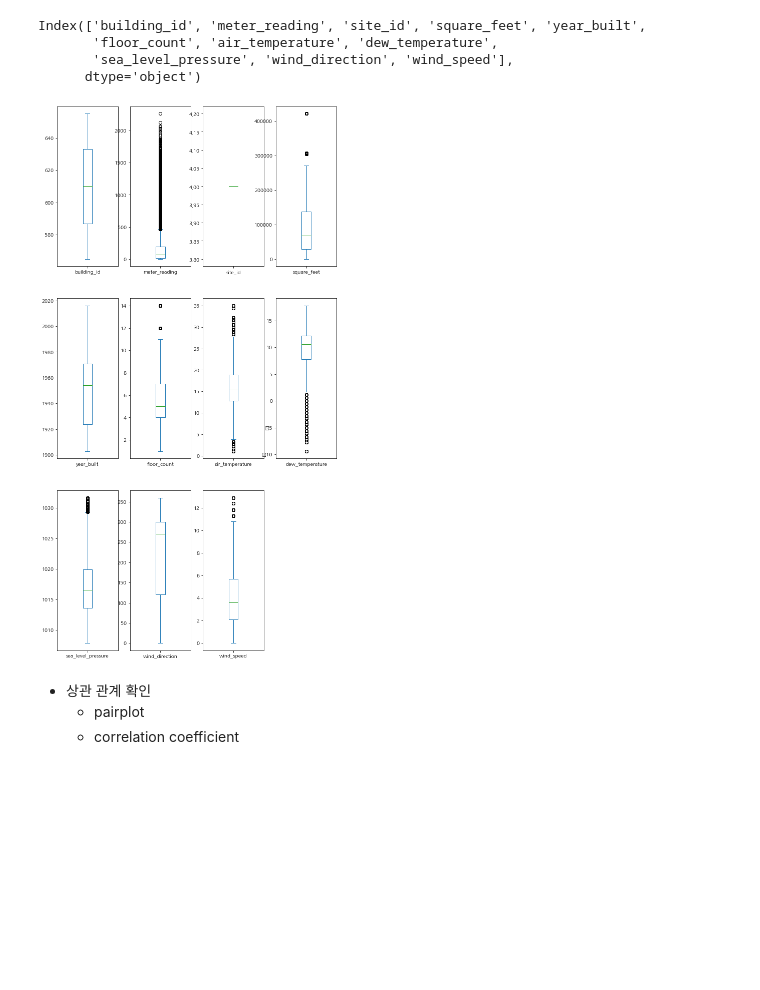
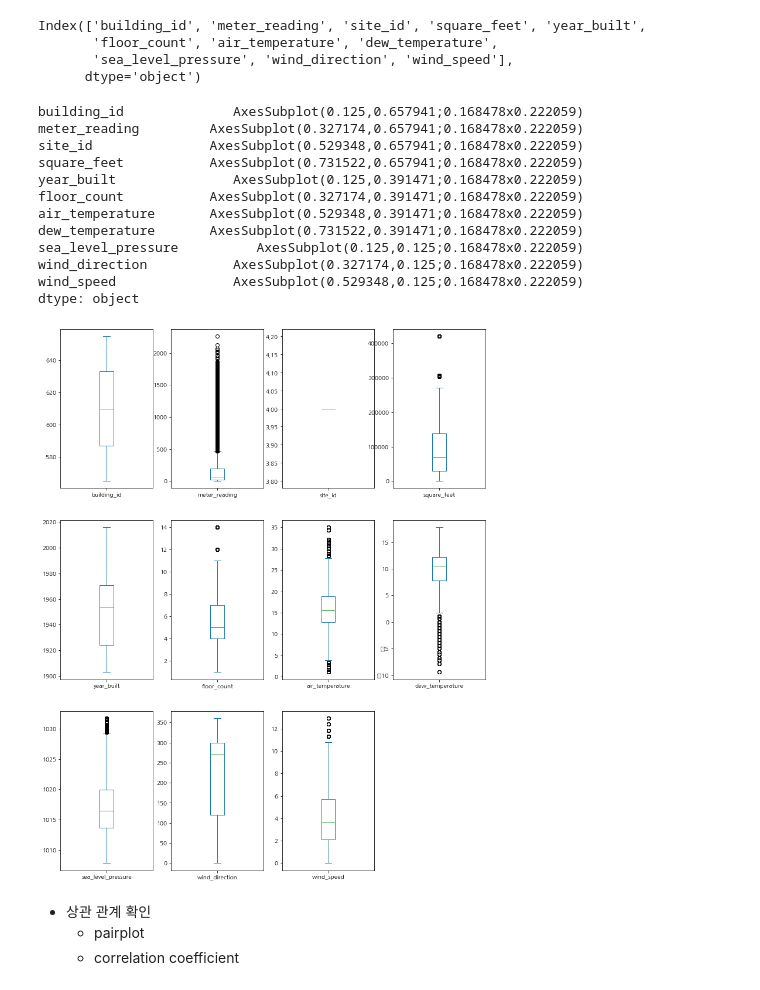
Before and after one commit to khakaa/KB_IT_academy_python, a Jupyter notebook: workshop/KB_WS_DAY14_Ensemble(빌딩 전력 소모량 예측)_박하린.ipynb, the cells around one changed output. Drawn from its saved outputs; the diff is of its cells as text; code cells hidden in the pictures; blank space fills up the shorter version.

```diff
--- a/workshop/KB_WS_DAY14_Ensemble(빌딩 전력 소모량 예측)_박하린.ipynb
+++ b/workshop/KB_WS_DAY14_Ensemble(빌딩 전력 소모량 예측)_박하린.ipynb
@@ -164,16 +165,30 @@ Index(['building_id', 'meter_reading', 'site_id', 'square_feet', 'year_built',
       dtype='object')
 # %%
 # 각 열 별 subplot으로 boxplot
-arr = [i for i in df.corr().index]
+# arr = [i for i in df.corr().index]
 
-plt.figure(figsize=(10, 20))
+# plt.figure(figsize=(10, 20))
 
-for i in range(len(arr)):
-    plt.subplot(3,4, i+1)
-    df[arr[i]].plot(kind='box')
-plt.show()
+# for i in range(len(arr)):
+#     plt.subplot(3,4, i+1)
+#     df[arr[i]].plot(kind='box')
+# plt.show()
+
+df.plot.box(subplots=True, layout=(3,4), figsize=(13,17))
 # %% [output]
+building_id              AxesSubplot(0.125,0.657941;0.168478x0.222059)
+meter_reading         AxesSubplot(0.327174,0.657941;0.168478x0.222059)
+site_id               AxesSubplot(0.529348,0.657941;0.168478x0.222059)
+square_feet           AxesSubplot(0.731522,0.657941;0.168478x0.222059)
+year_built               AxesSubplot(0.125,0.391471;0.168478x0.222059)
+floor_count           AxesSubplot(0.327174,0.391471;0.168478x0.222059)
+air_temperature       AxesSubplot(0.529348,0.391471;0.168478x0.222059)
+dew_temperature       AxesSubplot(0.731522,0.391471;0.168478x0.222059)
+sea_level_pressure          AxesSubplot(0.125,0.125;0.168478x0.222059)
+wind_direction           AxesSubplot(0.327174,0.125;0.168478x0.222059)
+wind_speed               AxesSubplot(0.529348,0.125;0.168478x0.222059)
+dtype: object
-[figure, old version]
+[figure, new version]
 # %% [markdown]
  - 상관 관계 확인
    - pairplot
```
Also changed, not shown: parts of 1 cell of this notebook, 1 other file.
